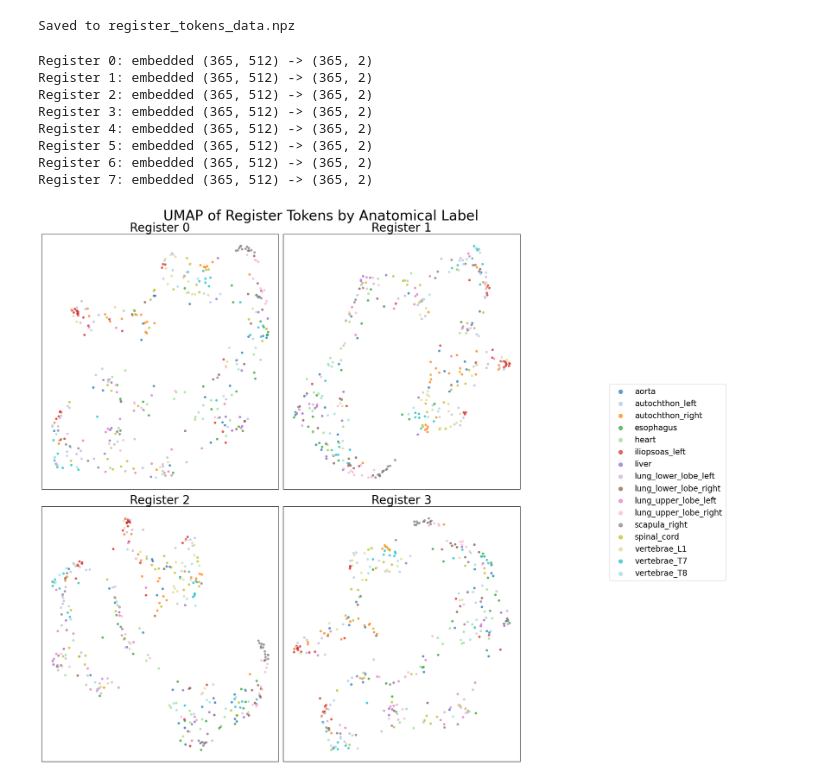
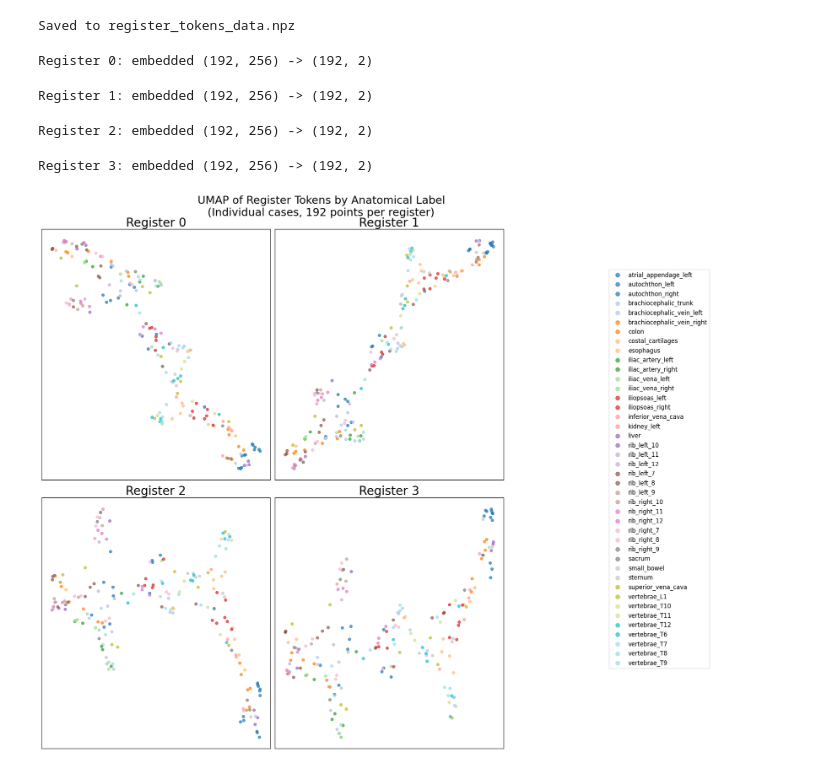
Before and after one commit to tidiane-camaret/ic_segmentation, a Jupyter notebook: results/register_tokens.ipynb, the cells around one changed output. Drawn from its saved outputs; the diff is of its cells as text; code cells hidden in the pictures.

Commit message:
save register tokens

```diff
--- a/results/register_tokens.ipynb
+++ b/results/register_tokens.ipynb
@@ -3,7 +3,7 @@
 import numpy as np
 from pathlib import Path
 
-results_dir = Path("/nfs/data/nii/data1/Analysis/camaret___in_context_segmentation/ANALYSIS_20251122/results/totalseg2d_patch_icl")
+results_dir = Path("/nfs/data/nii/data1/Analysis/camaret___in_context_segmentation/ANALYSIS_20251122/results/checkpoints/2026-02-24_pious-leaf-117_register_tokens")
 case_dirs = sorted([d for d in results_dir.iterdir() if d.is_dir()])
 print(f"Found {len(case_dirs)} cases")
 # %% [output]
@@ -51,8 +98,9 @@ Labels: ['aorta', 'autochthon_left', 'autochthon_right', 'esophagus', 'heart', '
 # Basic statistics per register token
 print("=== Register Token Statistics ===\n")
 
-for reg_idx in range(8):
-    reg_tokens = all_tokens[:, reg_idx, :]  # (N, 512)
+n_registers = all_tokens.shape[1]
+for reg_idx in range(n_registers):
+    reg_tokens = all_tokens[:, reg_idx, :]  # (N, D)
     mean_norm = np.linalg.norm(reg_tokens, axis=1).mean()
     std_norm = np.linalg.norm(reg_tokens, axis=1).std()
 
@@ -116,63 +162,66 @@ print(f"Saved to {output_dir / 'register_tokens_data.npz'}")
 Saved to register_tokens_data.npz
 # %%
 # 2D projection per register token using UMAP
+# Each register gets its own embedding, plotting individual cases (not averaged)
 from umap import UMAP
 import matplotlib.pyplot as plt
 
 # Compute UMAP embedding for each register separately
 embeddings = {}  # reg_idx -> (N, 2)
+n_registers = all_tokens.shape[1]
 
-for reg_idx in range(8):
-    reg_tokens = all_tokens[:, reg_idx, :]  # (N, 512)
-    reducer = UMAP(n_components=2, n_neighbors=15, min_dist=0.1)
+for reg_idx in range(n_registers):
+    reg_tokens = all_tokens[:, reg_idx, :]  # (N, D) - one token per case
+    reducer = UMAP(n_components=2, n_neighbors=15, min_dist=0.1, random_state=42)
     embeddings[reg_idx] = reducer.fit_transform(reg_tokens)
     print(f"Register {reg_idx}: embedded {reg_tokens.shape} -> {embeddings[reg_idx].shape}")
 # %% [output]
-Register 0: embedded (365, 512) -> (365, 2)
-Register 1: embedded (365, 512) -> (365, 2)
-Register 2: embedded (365, 512) -> (365, 2)
-Register 3: embedded (365, 512) -> (365, 2)
-Register 4: embedded (365, 512) -> (365, 2)
-Register 5: embedded (365, 512) -> (365, 2)
-Register 6: embedded (365, 512) -> (365, 2)
-Register 7: embedded (365, 512) -> (365, 2)
+Register 0: embedded (192, 256) -> (192, 2)
+Register 1: embedded (192, 256) -> (192, 2)
+Register 2: embedded (192, 256) -> (192, 2)
+Register 3: embedded (192, 256) -> (192, 2)
 # %%
-# Plot embeddings for first 4 register tokens in 2x2 layout
+# Plot embeddings for each register separately (individual cases, not averaged)
 fig, axes = plt.subplots(2, 2, figsize=(16, 16))
 axes = axes.flatten()
 
 # Create color map for labels
 colors = plt.cm.tab20(np.linspace(0, 1, len(unique_labels)))
 label_to_color = {label: colors[i] for i, label in enumerate(unique_labels)}
 
 # Store handles for legend (from first plot)
 legend_handles = []
-legend_labels = []
+legend_labels_list = []
 
-for reg_idx in range(4):
+n_plot = min(4, n_registers)
+for reg_idx in range(n_plot):
     ax = axes[reg_idx]
     emb = embeddings[reg_idx]
 
     for label in unique_labels:
         mask = labels_array == label
         scatter = ax.scatter(emb[mask, 0], emb[mask, 1],
-                           c=[label_to_color[label]], s=15, alpha=0.7, label=label)
+                           c=[label_to_color[label]], s=30, alpha=0.7, label=label)
         if reg_idx == 0:  # Collect legend from first plot
             legend_handles.append(scatter)
-            legend_labels.append(label)
+            legend_labels_list.append(label)
 
     ax.set_title(f'Register {reg_idx}', fontsize=24)
     ax.set_xticks([])
     ax.set_yticks([])
 
-plt.suptitle('UMAP of Register Tokens by Anatomical Label', y=0.98, fontsize=28)
+# Hide unused axes
+for reg_idx in range(n_plot, 4):
+    axes[reg_idx].axis('off')
+
+plt.suptitle(f'UMAP of Register Tokens by Anatomical Label\n(Individual cases, {len(case_names)} points per register)', y=0.98, fontsize=22)
 
 # Add legend to the right of the plot
-fig.legend(legend_handles, legend_labels, loc='center left', bbox_to_anchor=(1.0, 0.5),
-           fontsize=16, markerscale=2.0, frameon=True, ncol=1)
+fig.legend(legend_handles, legend_labels_list, loc='center left', bbox_to_anchor=(1.0, 0.5),
+           fontsize=12, markerscale=1.5, frameon=True, ncol=1)
 
 plt.tight_layout()
-plt.subplots_adjust(right=0.85)  # Make room for legend
+plt.subplots_adjust(right=0.82)  # Make room for legend
 plt.show()
 # %% [output]
-[figure, old version]
+[figure, new version]
```
Also changed, not shown: parts of 14 cells of this notebook, 10 other files.
